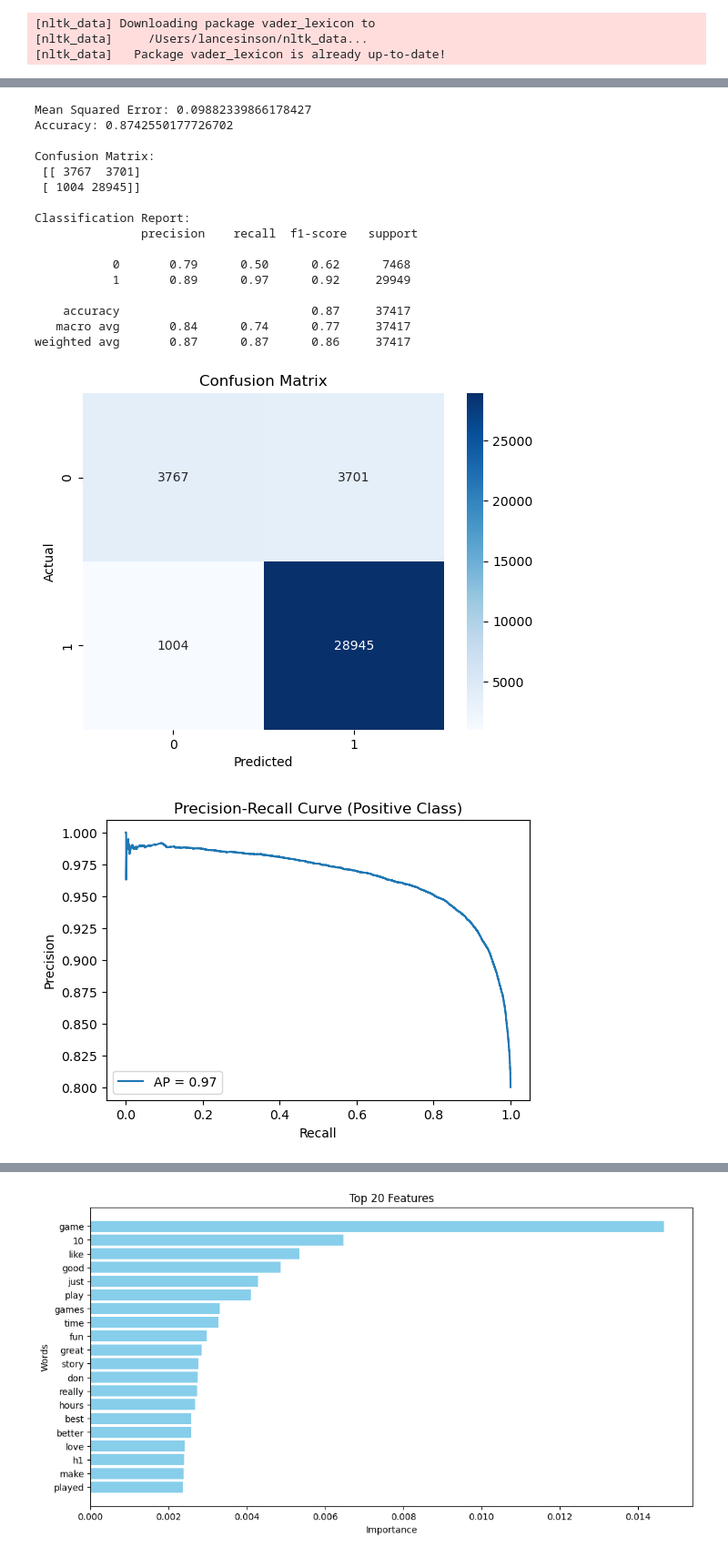
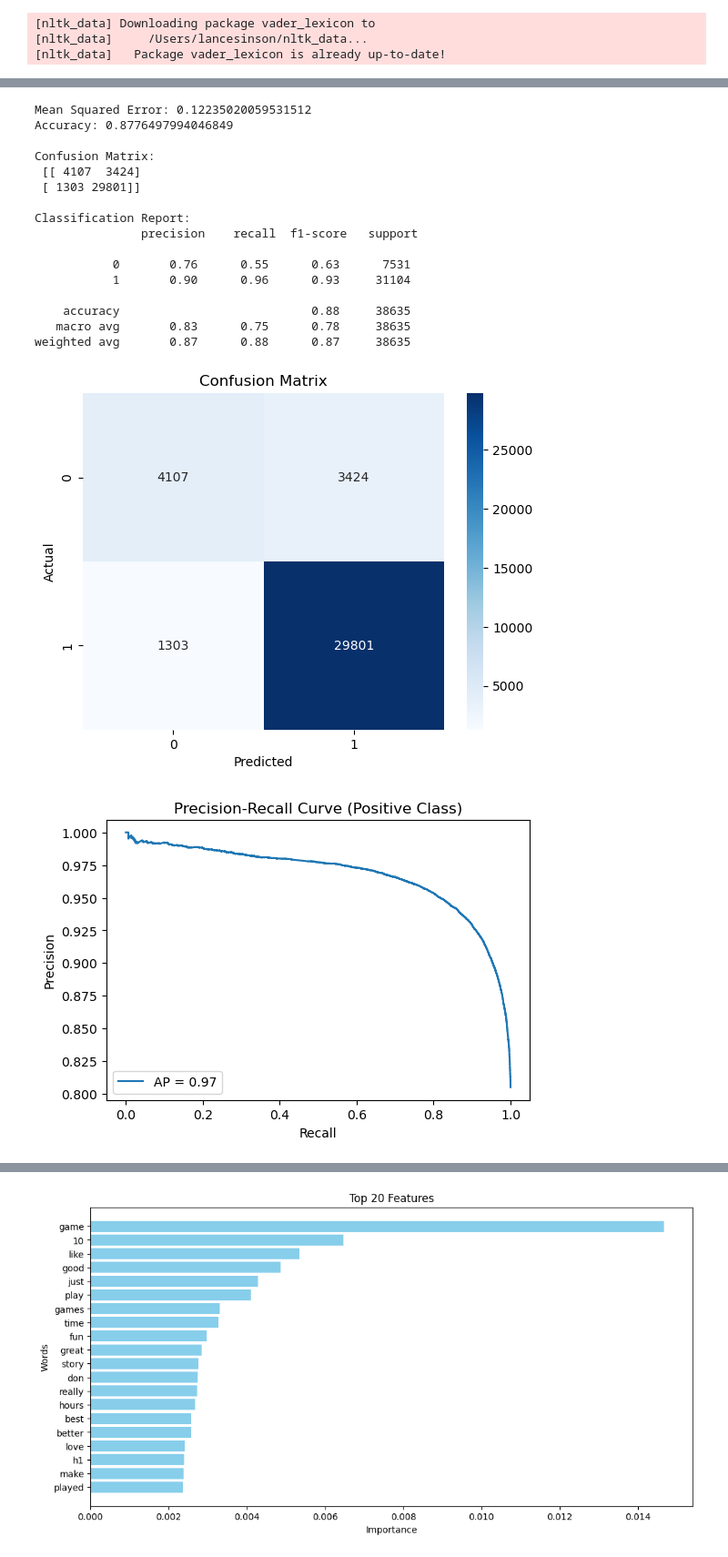
Before and after one commit to Jkwokhk/CS506, a Jupyter notebook: main.ipynb, the cells around one changed output, grey strips where cells are left out. Shown at 91% size. Cells and saved outputs as stored; diff of their text form; code cells hidden in the pictures.

Commit message:
graphs for logistic regression

```diff
--- a/main.ipynb
+++ b/main.ipynb
@@ -197,7 +197,7 @@ def compute_linear_regression(tfidf_matrix, labels, test_size=0.2, random_state=
     )
 
     # Initialize and train the model
-    model = LinearRegression()
+    model = LogisticRegression()
     model.fit(X_train, y_train)
 
     # Predict on test set
@@ -236,7 +236,7 @@ def compute_linear_regression(tfidf_matrix, labels, test_size=0.2, random_state=
 
 
         # uncomment this for logistic regression:
-        # y_pred = model.predict_proba(X_test)[:, 1]  # Probability of the positive class
+        y_pred = model.predict_proba(X_test)[:, 1]  # Probability of the positive class
 
 
         # --- Positive Class (label=1) ---
@@ -271,23 +271,23 @@ def compute_linear_regression(tfidf_matrix, labels, test_size=0.2, random_state=
 
     return model, mse, accuracy, confusion_mat, class_report
 # %%
-model, mse, acc, cm, report = compute_linear_regression(X_combined, labels, plot_confusion_matrix=True, plot_pr_curve=True)
+model, mse, acc, cm, report = compute_linear_regression(tfidf_matrix, labels, plot_confusion_matrix=True, plot_pr_curve=True)
 # %% [output]
-Mean Squared Error: 0.09882339866178427
-Accuracy: 0.8742550177726702
+Mean Squared Error: 0.12235020059531512
+Accuracy: 0.8776497994046849
 
 Confusion Matrix:
- [[ 3767  3701]
- [ 1004 28945]]
+ [[ 4107  3424]
+ [ 1303 29801]]
 
 Classification Report:
                precision    recall  f1-score   support
 
-           0       0.79      0.50      0.62      7468
-           1       0.89      0.97      0.92     29949
+           0       0.76      0.55      0.63      7531
+           1       0.90      0.96      0.93     31104
 
-    accuracy                           0.87     37417
-   macro avg       0.84      0.74      0.77     37417
-weighted avg       0.87      0.87      0.86     37417
+    accuracy                           0.88     38635
+   macro avg       0.83      0.75      0.78     38635
+weighted avg       0.87      0.88      0.87     38635
-[figure, old version]
+[figure, new version]
-[figure, old version]
+[figure, new version]
```
Also changed, not shown: parts of 9 cells of this notebook.
